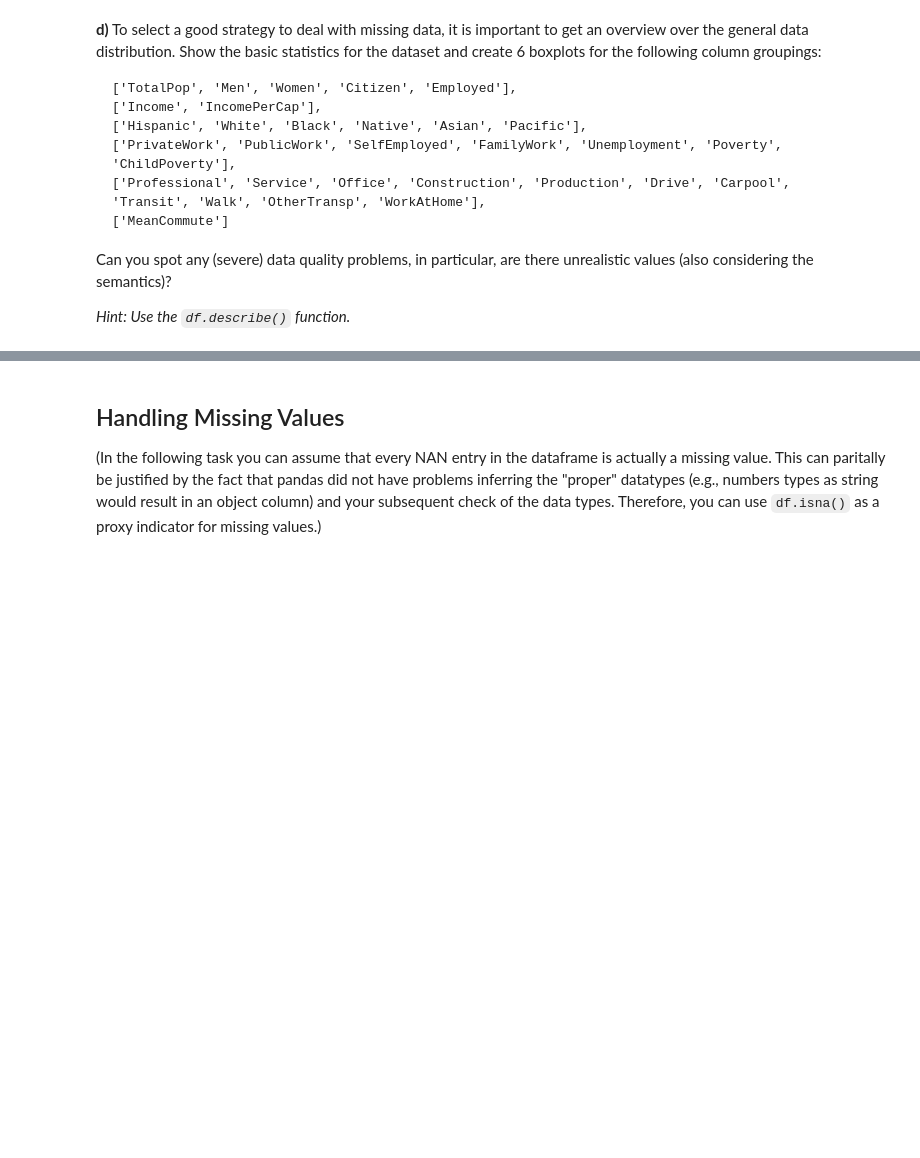
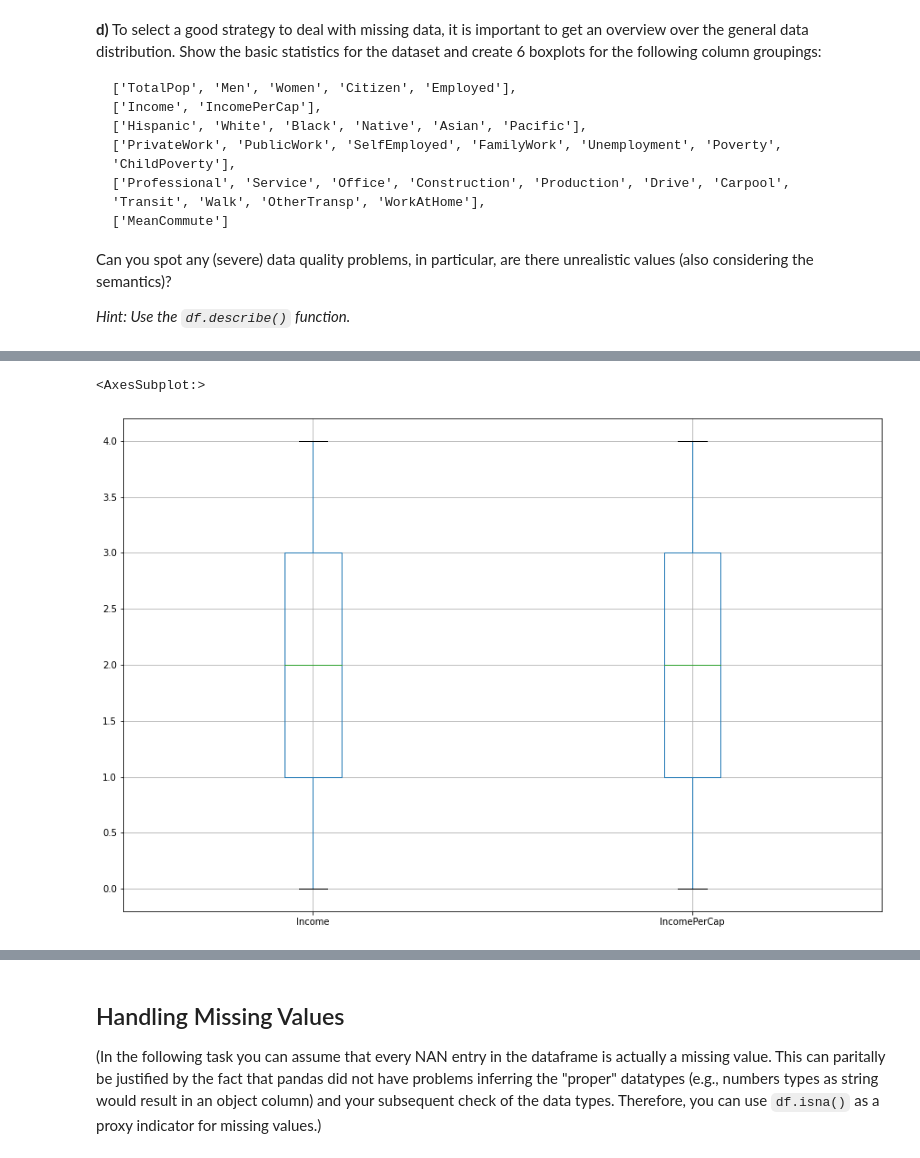
Before and after one commit to Hani-The-Juiceman/assignment_2, a Jupyter notebook: assignment_2.ipynb, the cells around one changed output, grey strips where cells are left out. Cells and saved outputs as stored; diff of their text form; code cells hidden in the pictures; blank space fills up the shorter version.

```diff
--- a/assignment_2.ipynb
+++ b/assignment_2.ipynb
@@ -219,0 +287,5 @@ Can you spot any (severe) data quality problems, in particular, are there unreal
+# %%
+df.boxplot(column=['Income', 'IncomePerCap'],figsize=size)
+# %% [output]
+<AxesSubplot:>
+[figure, added]
```
Also changed, not shown: parts of 31 cells of this notebook.
